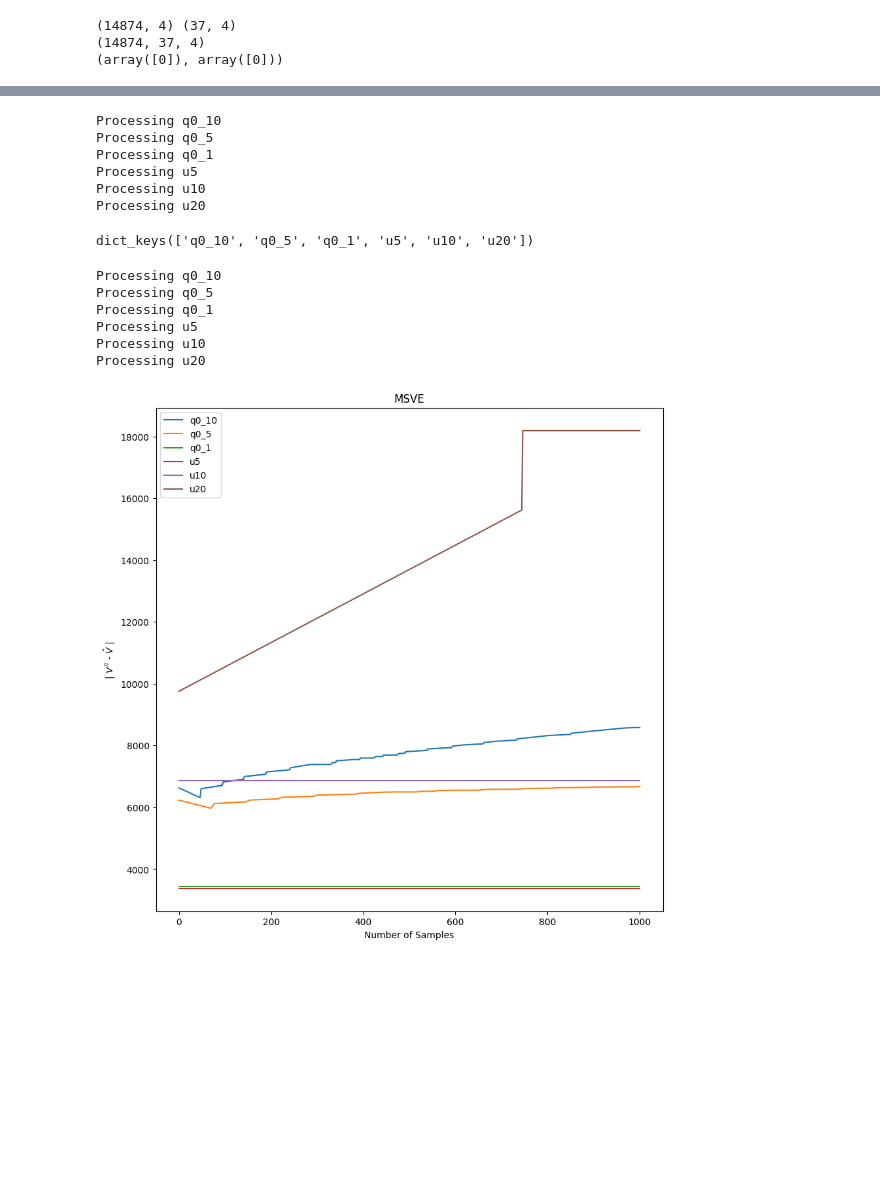
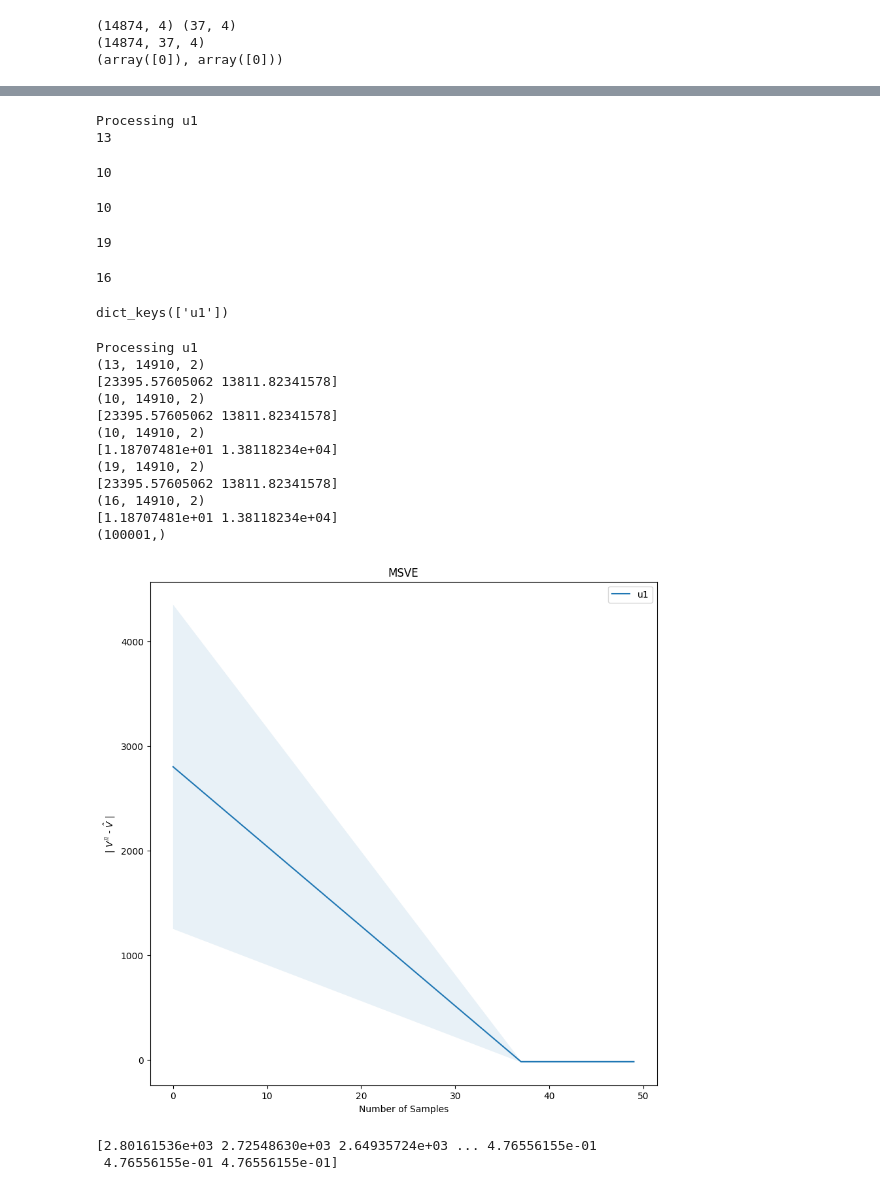
Before and after one commit to aa14k/adaptive_time, a Jupyter notebook: code/adaptive_time/notebooks/v_pi_all_states.ipynb, the cells around one changed output, grey strips where cells are left out. Cells and saved outputs as stored; diff of their text form; code cells hidden in the pictures; blank space fills up the shorter version.

```diff
--- a/code/adaptive_time/notebooks/v_pi_all_states.ipynb
+++ b/code/adaptive_time/notebooks/v_pi_all_states.ipynb
@@ -118,3 +128,6 @@ print(np.where(np.sum(obss_diff, axis=-1) == 0))
 # %%
-run_name = "20240301-091719_policy_eval-all_states"
+# run_name = "20240301-072040_policy_eval-all_states"
+# run_name = "20240301-091719_policy_eval-all_states"
+# run_name = "20240301-115352_policy_eval-all_states"
+run_name = "20240301-164740_policy_eval-all_states-bad_policy_only"
 exp_data = pickle.load(open("./exp_results/{}/exp_data.pkl".format(run_name), "rb"))
@@ -125,2 +134,10 @@ dict_keys(['total_return', 'total_pivots', 'total_interactions', 'num_episode',
 # %%
 phi = make_features()
+# %%
+phis = {}
+
+for obs, act in zip(obss_good, acts_good):
+    phis[(*obs, act)] = phi_sa(phi.get_fourier_feature(obs), act)
+
+for obs, act in zip(obss_bad, acts_bad):
+    phis[(*obs, act)] = phi_sa(phi.get_fourier_feature(obs), act)
@@ -127,4 +154,7 @@ phi = make_features()
 # %%
+import timeit
+from tqdm.notebook import tqdm
+
 res = {}
 for variant in exp_data["results"]:
     print("Processing {}".format(variant))
@@ -133,16 +163,17 @@ for variant in exp_data["results"]:
         res[variant].append([])
         first_actions = np.array(run_i["first_actions"])
         first_action_counts = np.cumsum(first_actions)
-        for it_i, weights in enumerate(run_i["all_weights"]):
+        print(len(run_i["all_weights"]))
+        for it_i, weights in tqdm(enumerate(run_i["all_weights"])):
             rets = []
 
-            for timestep_i, (obs, act, emp_ret) in enumerate(zip(obss_good, acts_good, returns_good)):
-                x_sa = phi_sa(phi.get_fourier_feature(obs), act)
+            for timestep_i, (obs, act, emp_ret) in (enumerate(zip(obss_good, acts_good, returns_good))):
+                x_sa = phis[(*obs, act)]
                 pred_ret = x_sa.flatten() @ weights
                 rets.append([pred_ret, emp_ret])
 
-            for timestep_i, (obs, act, emp_ret) in enumerate(zip(obss_bad, acts_bad, returns_bad)):
-                x_sa = phi_sa(phi.get_fourier_feature(obs), act)
+            for timestep_i, (obs, act, emp_ret) in (enumerate(zip(obss_bad, acts_bad, returns_bad))):
+                x_sa = phis[(*obs, act)]
                 pred_ret = x_sa.flatten() @ weights
                 if timestep_i > 0:
                     rets.append([pred_ret, emp_ret])
@@ -152,16 +183,16 @@ for variant in exp_data["results"]:
                     rets[0][0] = first_action_weight * rets[0][0] + (1 - first_action_weight) * pred_ret
 
                     # empirical return is half of each
-                    rets[0][1] = 0.5 * rets[0][1] + 0.5 * emp_ret
+                    rets[0][1] = exp_data["config"]["policy_to_evaluate"][2] * rets[0][1] + (1 - exp_data["config"]["policy_to_evaluate"][2]) * emp_ret
             res[variant][-1].append([
                 it_i, np.array(rets)
             ])
 # %% [output]
-Processing q0_10
-Processing q0_5
-Processing q0_1
-Processing u5
-Processing u10
-Processing u20
+Processing u1
+13
+10
+10
+19
+16
 # %%
 pickle.dump(
@@ -170,43 +201,58 @@ pickle.dump(
 # %%
 print(res.keys())
 # %% [output]
-dict_keys(['q0_10', 'q0_5', 'q0_1', 'u5', 'u10', 'u20'])
+dict_keys(['u1'])
 # %%
 fig, ax = plt.subplots(1, 1, figsize=(10, 10))
 
+start_idx = 0
+end_idx = 50
 budget = exp_data["config"]["budget"]
 for variant, runs in res.items():
     print("Processing {}".format(variant))
 
     interpolated_results = np.zeros((len(runs), budget + 1))
     for run_i, res_data in enumerate(runs):
         res_data = list(zip(*res_data))
         rets = np.array(res_data[1])
 
+        print(rets.shape)
+        print(rets[0, 0])
+
         length = min(len(exp_data["results"][variant][run_i]["total_pivots"]), len(rets))
 
         interpolated_results[run_i] = np.interp(
             np.arange(budget + 1),
             exp_data["results"][variant][run_i]["total_pivots"][:length],
-            np.mean((np.abs(rets[..., 0] - rets[..., 1])), axis=-1)[:length]
+            -np.mean(((rets[..., 0] - rets[..., 1])), axis=-1)[:length]
         )
 
     y_means = np.nanmean(interpolated_results, axis=0)
+    print(y_means.shape)
     y_stderrs =  np.nanstd(interpolated_results, axis=0) / np.sqrt(len(runs))
-    ax.plot(np.arange(budget + 1), y_means, label=variant)
-    ax.fill_between(np.arange(budget + 1), y_means - y_stderrs, y_means + y_stderrs, alpha=0.1)
+    ax.plot(np.arange(budget + 1)[start_idx:end_idx], y_means[start_idx:end_idx], label=variant)
+    ax.fill_between(np.arange(budget + 1)[start_idx:end_idx], (y_means - y_stderrs)[start_idx:end_idx], (y_means + y_stderrs)[start_idx:end_idx], alpha=0.1)
 
 
 ax.legend()
 ax.set_xlabel("Number of Samples")
 ax.set_ylabel("| $V^\pi$ - $\hat V$ |")
 ax.set_title("MSVE")
 plt.show()
+print(y_means)
 # %% [output]
-Processing q0_10
-Processing q0_5
-Processing q0_1
-Processing u5
-Processing u10
-Processing u20
+Processing u1
+(13, 14910, 2)
+[23395.57605062 13811.82341578]
+(10, 14910, 2)
+[23395.57605062 13811.82341578]
+(10, 14910, 2)
+[1.18707481e+01 1.38118234e+04]
+(19, 14910, 2)
+[23395.57605062 13811.82341578]
+(16, 14910, 2)
+[1.18707481e+01 1.38118234e+04]
+(100001,)
-[figure, old version]
+[figure, new version]
+[2.80161536e+03 2.72548630e+03 2.64935724e+03 ... 4.76556155e-01
+ 4.76556155e-01 4.76556155e-01]
```
Also changed, not shown: parts of 8 cells of this notebook.
